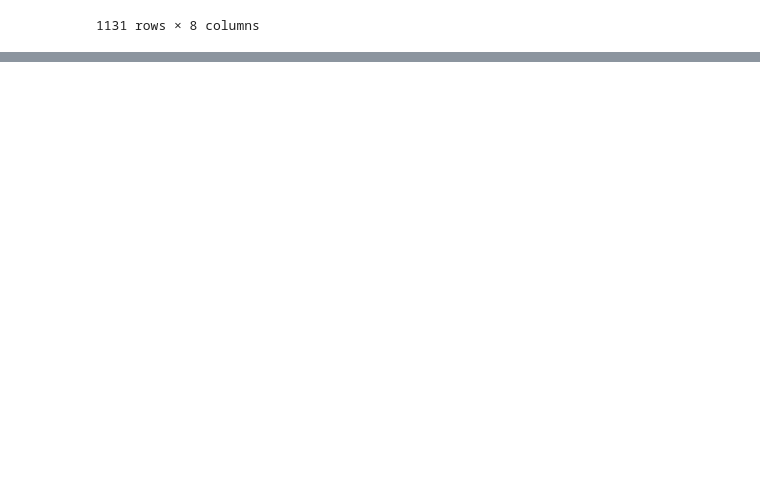
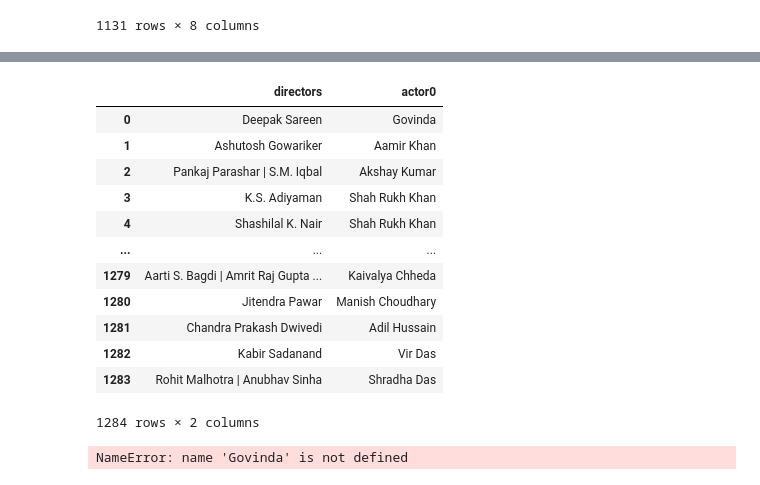
Before and after one commit to halkua/Data-Analytics-Mid-Bootcamp-Project-, a Jupyter notebook: Bollywood project.ipynb, the cells around one changed output, grey strips where cells are left out. Saved outputs shown, nothing was run; the diff lists cells and outputs as text; code cells hidden in the pictures; blank space fills up the shorter version.

```diff
--- a/Bollywood project.ipynb
+++ b/Bollywood project.ipynb
@@ -564,0 +549,2 @@ pd.concat([movie[['title', 'directors']], actors_split], axis = 1)
+# %%
+movie5 = pd.concat([movie[['title', 'directors']], actors_split], axis = 1)
@@ -564,0 +569,22 @@ pd.concat([movie[['title', 'directors']], actors_split], axis = 1)
+# %%
+movie6 = movie5[['directors','actor0']]
+# %%
+movie6
+# %% [output]
+|  | directors | actor0 |
+| 0 | Deepak Sareen | Govinda |
+| 1 | Ashutosh Gowariker | Aamir Khan |
+| 2 | Pankaj Parashar | S.M. Iqbal | Akshay Kumar |
+| 3 | K.S. Adiyaman | Shah Rukh Khan |
+| 4 | Shashilal K. Nair | Shah Rukh Khan |
+| ... | ... | ... |
+| 1279 | Aarti S. Bagdi | Amrit Raj Gupta ... | Kaivalya Chheda |
+| 1280 | Jitendra Pawar | Manish Choudhary |
+| 1281 | Chandra Prakash Dwivedi | Adil Hussain |
+| 1282 | Kabir Sadanand | Vir Das |
+| 1283 | Rohit Malhotra | Anubhav Sinha | Shradha Das |
+1284 rows × 2 columns
+# %%
+movie6[movie6.actor0==Govinda]
+# %% [output]
+NameError: name 'Govinda' is not defined
```
Also changed, not shown: parts of 64 cells of this notebook, 3 other files.
